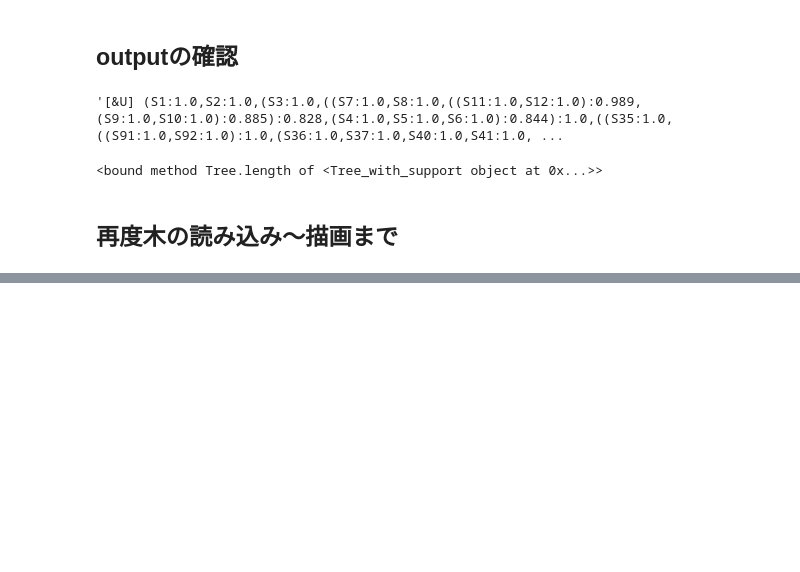
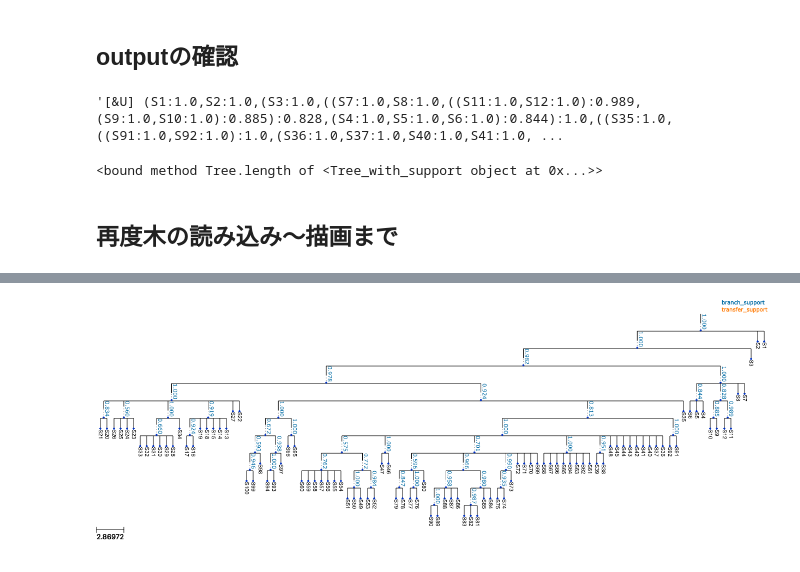
Before and after one commit to yukiregista/ConsensusProj, a Jupyter notebook: example_notebook/NeXML.ipynb, the cells around one changed output, grey strips where cells are left out. Cells and saved outputs as stored; diff of their text form; code cells hidden in the pictures; blank space fills up the shorter version.

```diff
--- a/example_notebook/NeXML.ipynb
+++ b/example_notebook/NeXML.ipynb
@@ -98,0 +92,9 @@ AttributeError: 'xml.etree.ElementTree.Element' object has no attribute 'nsmap'
+# %%
+consensus = read_consensus_NeXML("trees.xml")
+# %%
+t,ts= plot_example_func(consensus)
+# %%
+ts.rotation = 90
+t.render(file_name="%%inline",tree_style=ts)
+# %% [output]
+[figure, added]
```
Also changed, not shown: parts of 7 cells of this notebook, 2 other files.
